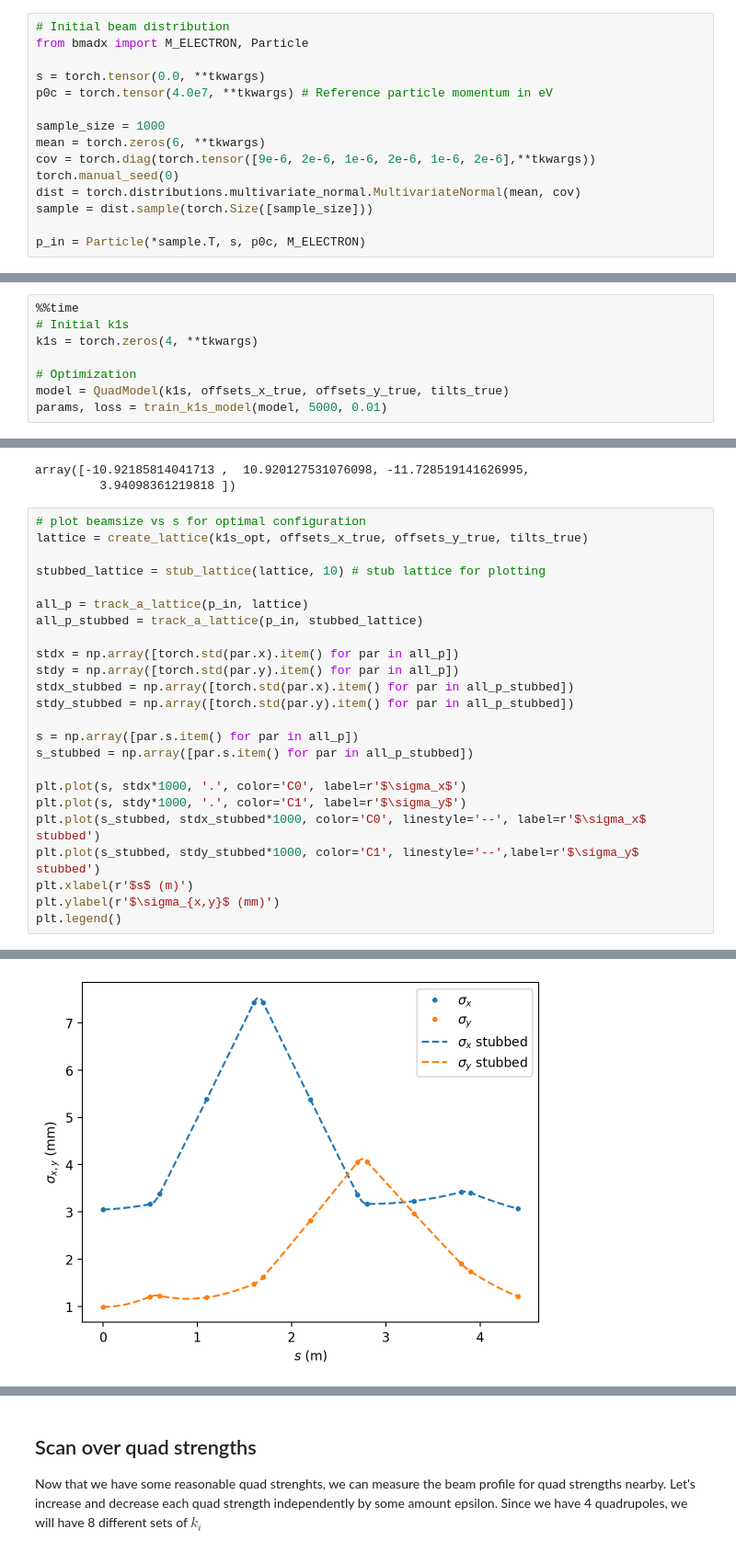
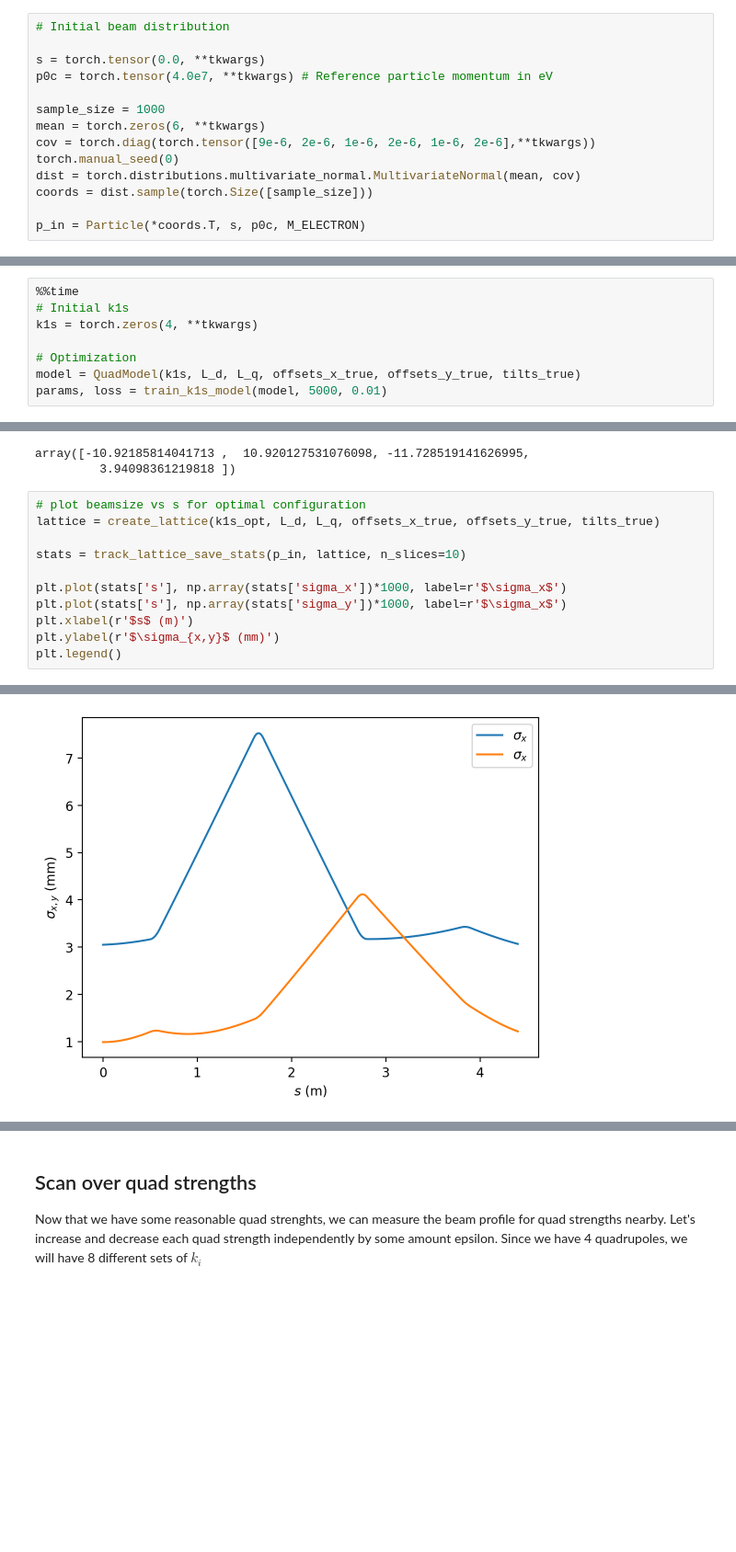
Before and after one commit to bmad-sim/Bmad-X, a Jupyter notebook: docs/examples/optimization/model-calibration-and-differentiable-histograms.ipynb, the cells around one changed output, grey strips where cells are left out. Shown at 92% size. Drawn from its saved outputs; the diff is of its cells as text; blank space fills up the shorter version.

Commit message:
update profiling and model calibration example

```diff
--- a/docs/examples/optimization/model-calibration-and-differentiable-histograms.ipynb
+++ b/docs/examples/optimization/model-calibration-and-differentiable-histograms.ipynb
@@ -37,7 +42,6 @@ offsets_x_true, offsets_y_true, tilts_true
 Let's start by finding a reasonable set of quadrupole strengths by minimizing the difference of the incoming and outgoing beam moments
 # %%
 # Initial beam distribution
-from bmadx import M_ELECTRON, Particle
 
 s = torch.tensor(0.0, **tkwargs)
 p0c = torch.tensor(4.0e7, **tkwargs) # Reference particle momentum in eV
@@ -47,6 +51,6 @@ mean = torch.zeros(6, **tkwargs)
 cov = torch.diag(torch.tensor([9e-6, 2e-6, 1e-6, 2e-6, 1e-6, 2e-6],**tkwargs))
 torch.manual_seed(0)
 dist = torch.distributions.multivariate_normal.MultivariateNormal(mean, cov)
-sample = dist.sample(torch.Size([sample_size]))
+coords = dist.sample(torch.Size([sample_size]))
 
-p_in = Particle(*sample.T, s, p0c, M_ELECTRON)
+p_in = Particle(*coords.T, s, p0c, M_ELECTRON)
@@ -141,7 +139,7 @@ def train_k1s_model(model, training_iter, alpha=0.1):
 k1s = torch.zeros(4, **tkwargs)
 
 # Optimization
-model = QuadModel(k1s, offsets_x_true, offsets_y_true, tilts_true)
+model = QuadModel(k1s, L_d, L_q, offsets_x_true, offsets_y_true, tilts_true)
 params, loss = train_k1s_model(model, 5000, 0.01)
 # %% [output]
 k1s : Parameter containing:
@@ -185,30 +183,17 @@ array([-10.92185814041713 ,  10.920127531076098, -11.728519141626995,
          3.94098361219818 ])
 # %%
 # plot beamsize vs s for optimal configuration
-lattice = create_lattice(k1s_opt, offsets_x_true, offsets_y_true, tilts_true)
+lattice = create_lattice(k1s_opt, L_d, L_q, offsets_x_true, offsets_y_true, tilts_true)
 
-stubbed_lattice = stub_lattice(lattice, 10) # stub lattice for plotting
+stats = track_lattice_save_stats(p_in, lattice, n_slices=10)
 
-all_p = track_a_lattice(p_in, lattice)
-all_p_stubbed = track_a_lattice(p_in, stubbed_lattice)
-
-stdx = np.array([torch.std(par.x).item() for par in all_p])
-stdy = np.array([torch.std(par.y).item() for par in all_p])
-stdx_stubbed = np.array([torch.std(par.x).item() for par in all_p_stubbed])
-stdy_stubbed = np.array([torch.std(par.y).item() for par in all_p_stubbed])
-
-s = np.array([par.s.item() for par in all_p])
-s_stubbed = np.array([par.s.item() for par in all_p_stubbed])
-
-plt.plot(s, stdx*1000, '.', color='C0', label=r'$\sigma_x$')
-plt.plot(s, stdy*1000, '.', color='C1', label=r'$\sigma_y$')
-plt.plot(s_stubbed, stdx_stubbed*1000, color='C0', linestyle='--', label=r'$\sigma_x$ stubbed')
-plt.plot(s_stubbed, stdy_stubbed*1000, color='C1', linestyle='--',label=r'$\sigma_y$ stubbed')
+plt.plot(stats['s'], np.array(stats['sigma_x'])*1000, label=r'$\sigma_x$')
+plt.plot(stats['s'], np.array(stats['sigma_y'])*1000, label=r'$\sigma_x$')
 plt.xlabel(r'$s$ (m)')
 plt.ylabel(r'$\sigma_{x,y}$ (mm)')
 plt.legend()
 # %% [output]
 <matplotlib.legend.Legend at 0x...>
-[figure, old version]
+[figure, new version]
 # %%
 # plot initial and final beam distributions
```
Also changed, not shown: parts of 13 cells of this notebook, 7 other files.
